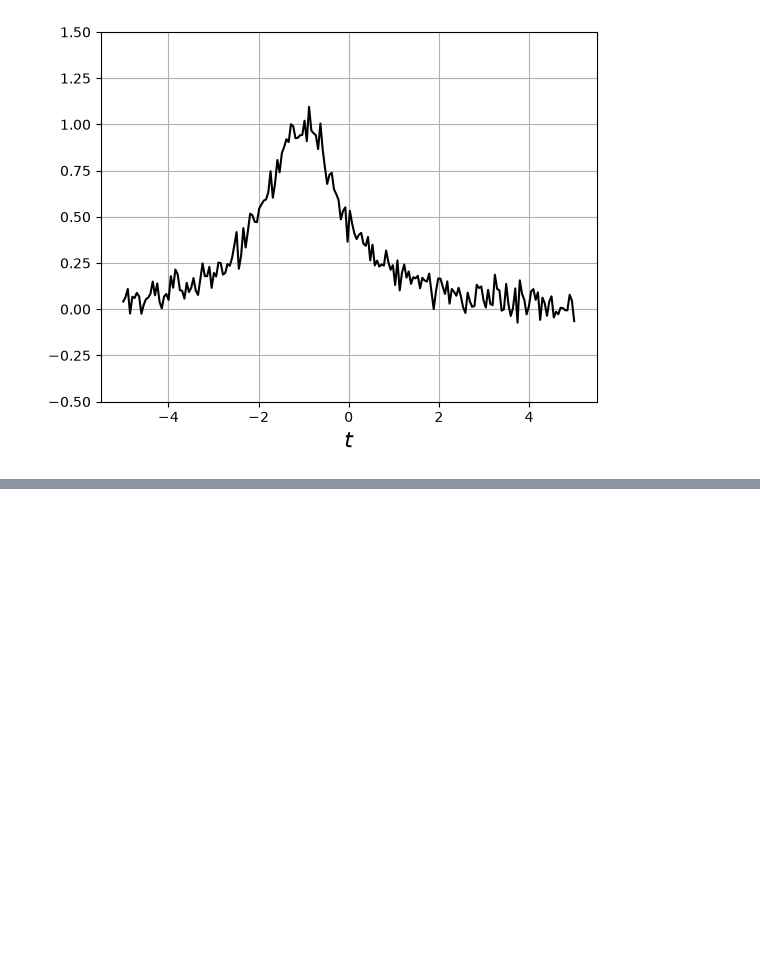
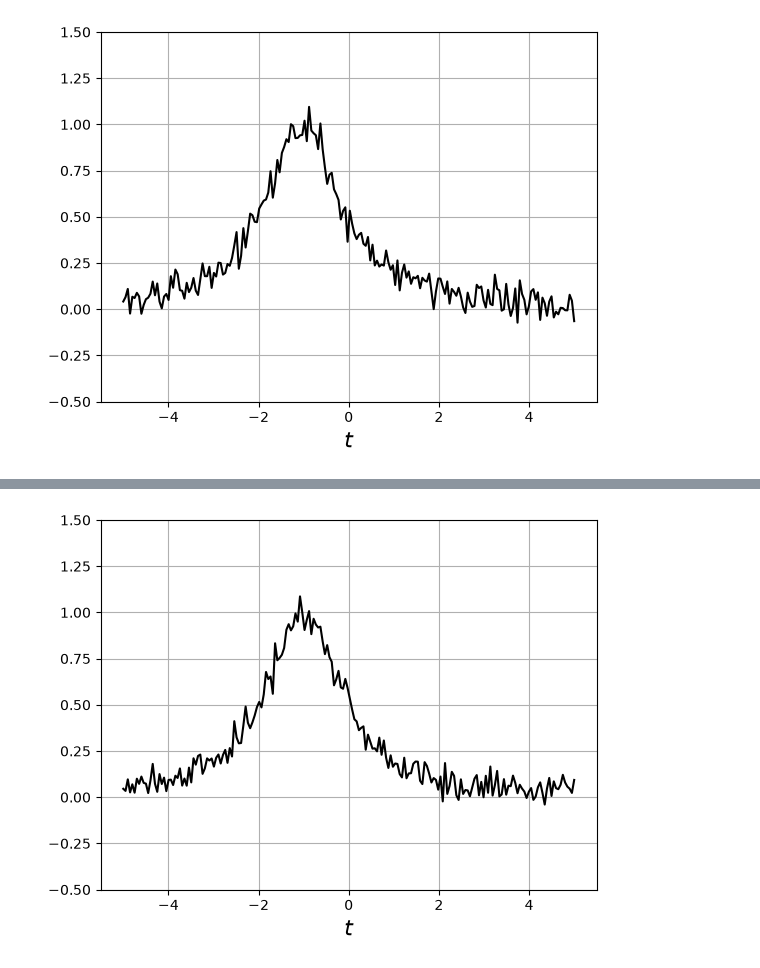
Before and after one commit to Eoleefe/TP1-M-ANA, a Jupyter notebook: Exo7.ipynb, the cells around one changed output, grey strips where cells are left out. Saved outputs shown, nothing was run; the diff lists cells and outputs as text; code cells hidden in the pictures; blank space fills up the shorter version.

```diff
--- a/Exo7.ipynb
+++ b/Exo7.ipynb
@@ -102,0 +111,31 @@ G = mana.trans_fourier_inv(Y, porte)
+# %%
+t = np.linspace(-2, 2, 200)
+
+# signal bruité
+tmin=-5.0
+tmax=5.0
+N=200
+Te=(tmax-tmin)/N
+t=np.linspace(tmin,tmax,N)
+noise=np.random.normal(0,0.05,N) # bruit gaussien
+y=f(t)+noise
+plt.figure(1)
+plt.plot(t,y,'k-')
+plt.grid()
+plt.xlabel(f'$t$',fontsize=16)
+plt.ylim([-0.5,1.5])
+
+
+Y, nu = mana.trans_fourier(y, t)
+
+porte = mana.porte(t*0.5)
+Porte, nu = mana.trans_fourier(porte, t)
+
+
+Re = np.real(Porte*Y)
+df = pd.DataFrame({"t":t, "Re":Re})
+
+fig = px.line(df, t, ["Re"], title = 'multiplication par la porte de largeur judicieusement choisie')
+fig.show()
+# %% [output]
+[figure, added]
```
Also changed, not shown: parts of 1 cell of this notebook.
